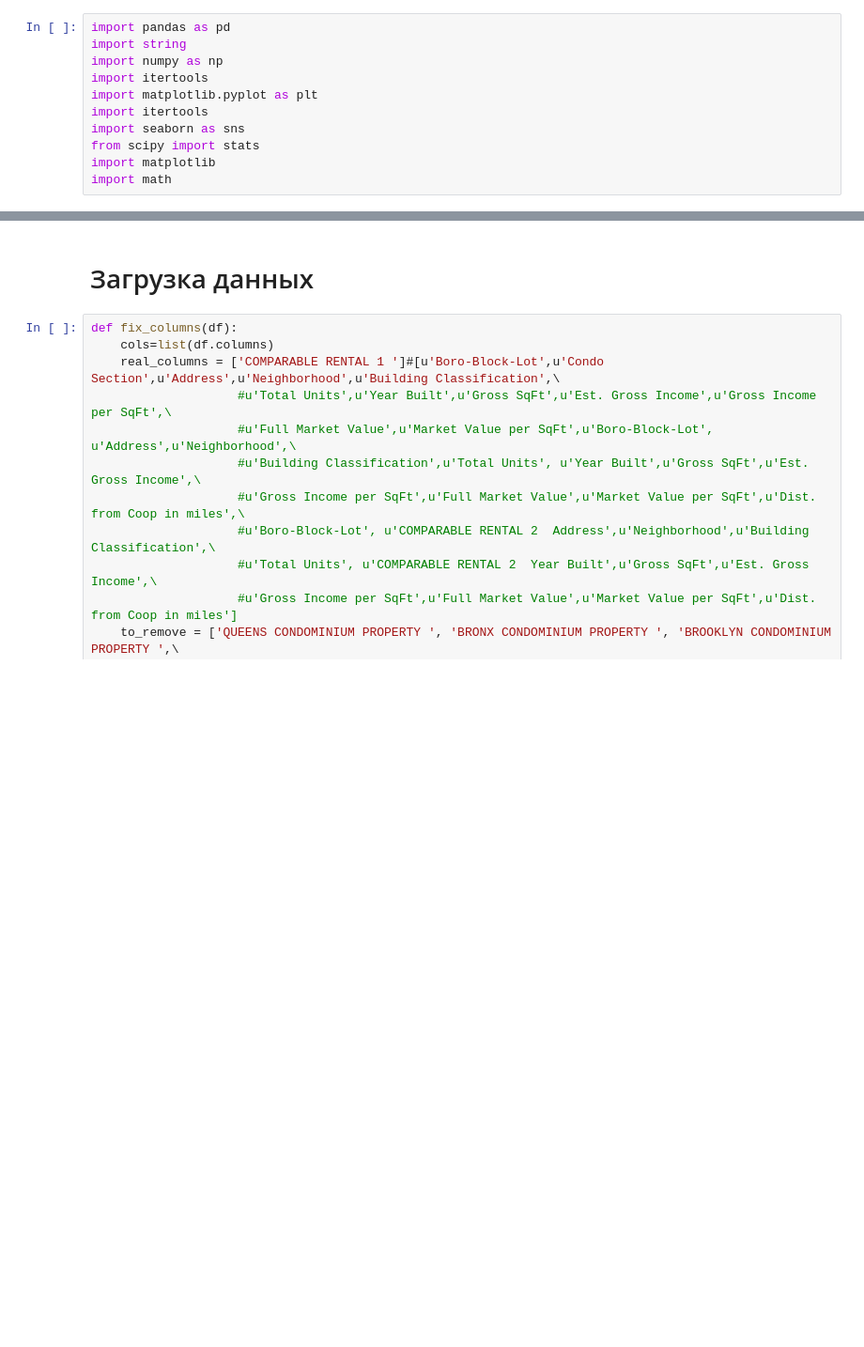
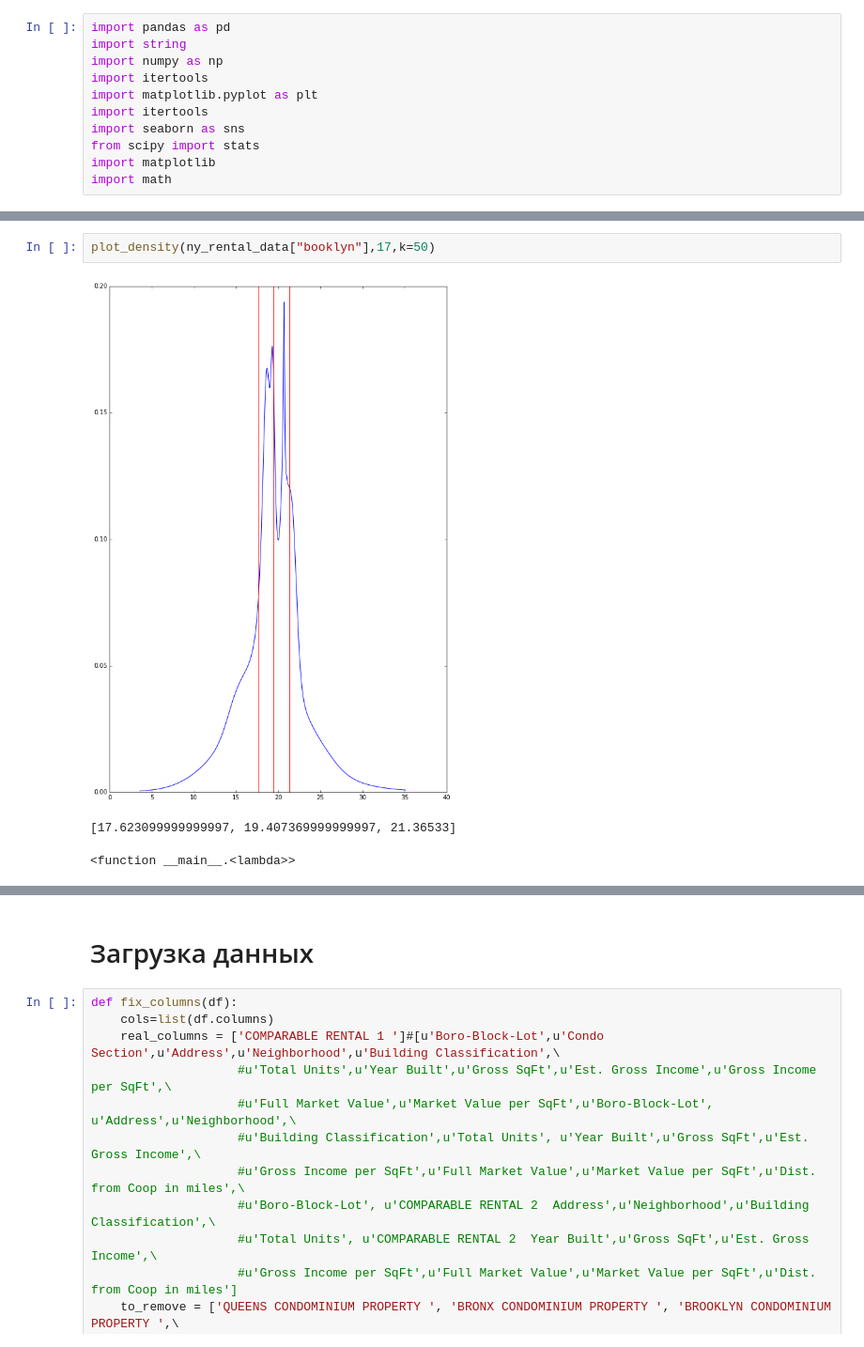
Before and after one commit to grauwolf32/ITDMProject, a Jupyter notebook: Untitled.ipynb, the cells around one changed output, grey strips where cells are left out. Shown at 94% size. Drawn from its saved outputs; the diff is of its cells as text; blank space fills up the shorter version.

```diff
--- a/Untitled.ipynb
+++ b/Untitled.ipynb
@@ -340,0 +431,6 @@ import math
+# %%
+plot_density(ny_rental_data["booklyn"],17,k=50)
+# %% [output]
+[figure, added]
+[17.623099999999997, 19.407369999999997, 21.36533]
+<function __main__.<lambda>>
```
Also changed, not shown: parts of 41 cells of this notebook, 1 other file.
